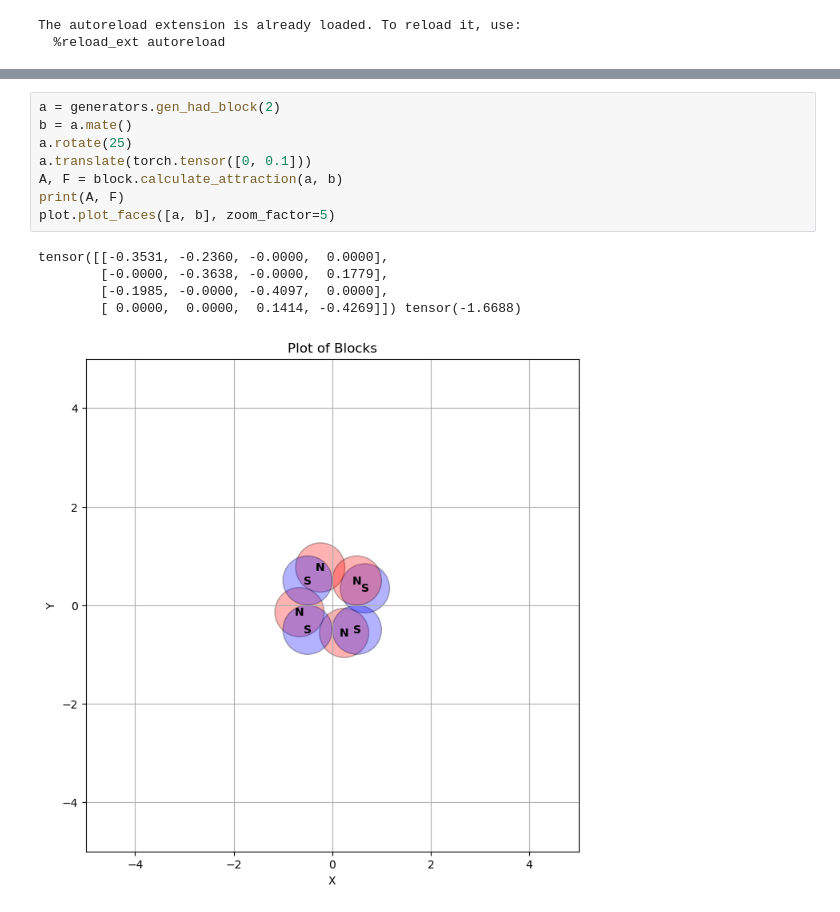
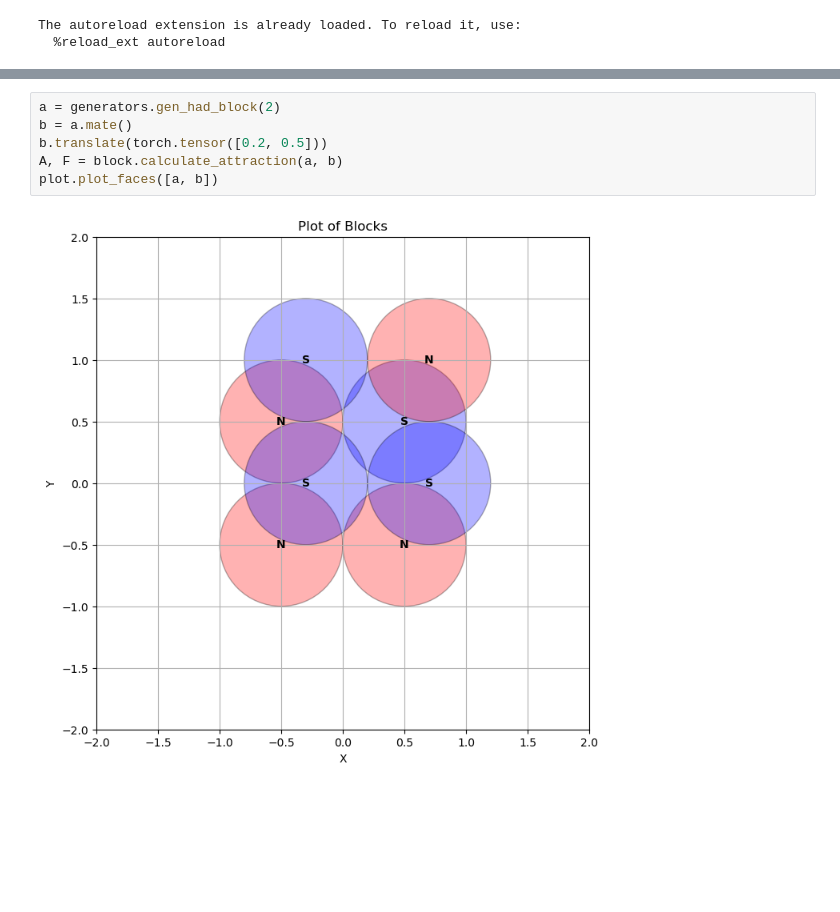
Before and after one commit to ProgrammableMatterLab/code-theory, a Jupyter notebook: test.ipynb, the cells around one changed output, grey strips where cells are left out. Cells and saved outputs as stored; diff of their text form; blank space fills up the shorter version.

Commit message:
added plot for single, issues with random radii

```diff
--- a/test.ipynb
+++ b/test.ipynb
@@ -11,14 +16,8 @@ The autoreload extension is already loaded. To reload it, use:
 # %%
 a = generators.gen_had_block(2)
 b = a.mate()
-a.rotate(25)
-a.translate(torch.tensor([0, 0.1]))
+b.translate(torch.tensor([0.2, 0.5]))
 A, F = block.calculate_attraction(a, b)
-print(A, F)
-plot.plot_faces([a, b], zoom_factor=5)
+plot.plot_faces([a, b])
 # %% [output]
-tensor([[-0.3531, -0.2360, -0.0000,  0.0000],
-        [-0.0000, -0.3638, -0.0000,  0.1779],
-        [-0.1985, -0.0000, -0.4097,  0.0000],
-        [ 0.0000,  0.0000,  0.1414, -0.4269]]) tensor(-1.6688)
-[figure, old version]
+[figure, new version]
```
Also changed, not shown: parts of 4 cells of this notebook, 2 other files.
